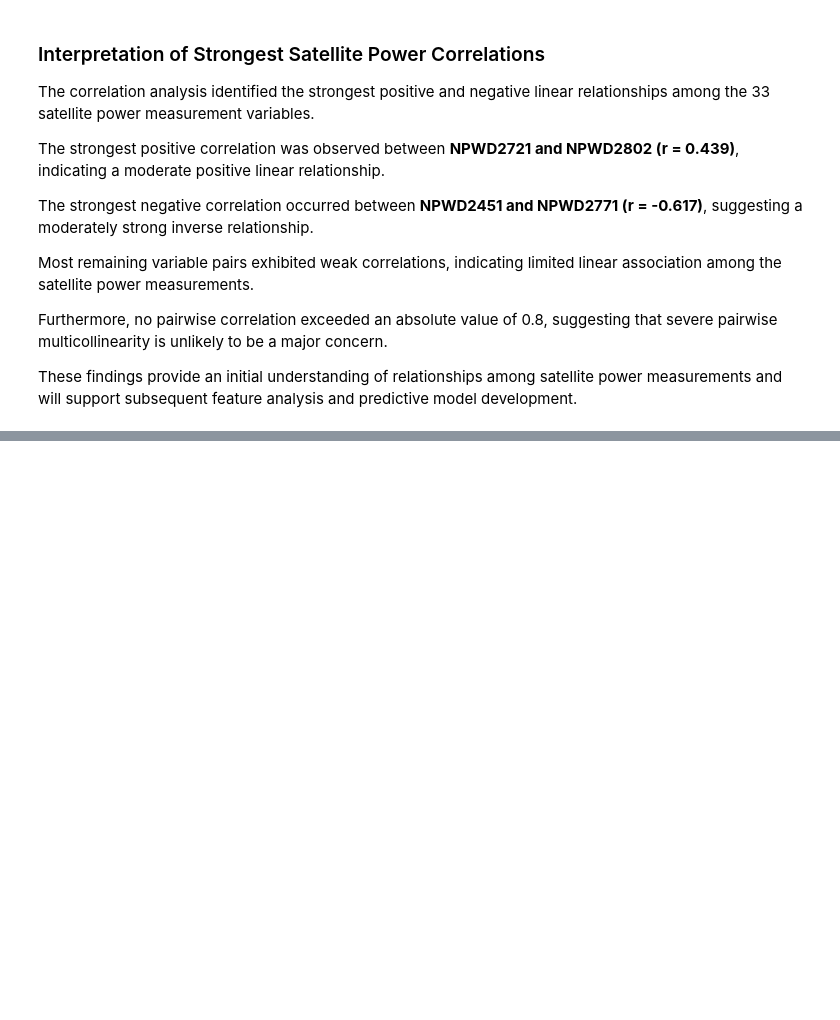
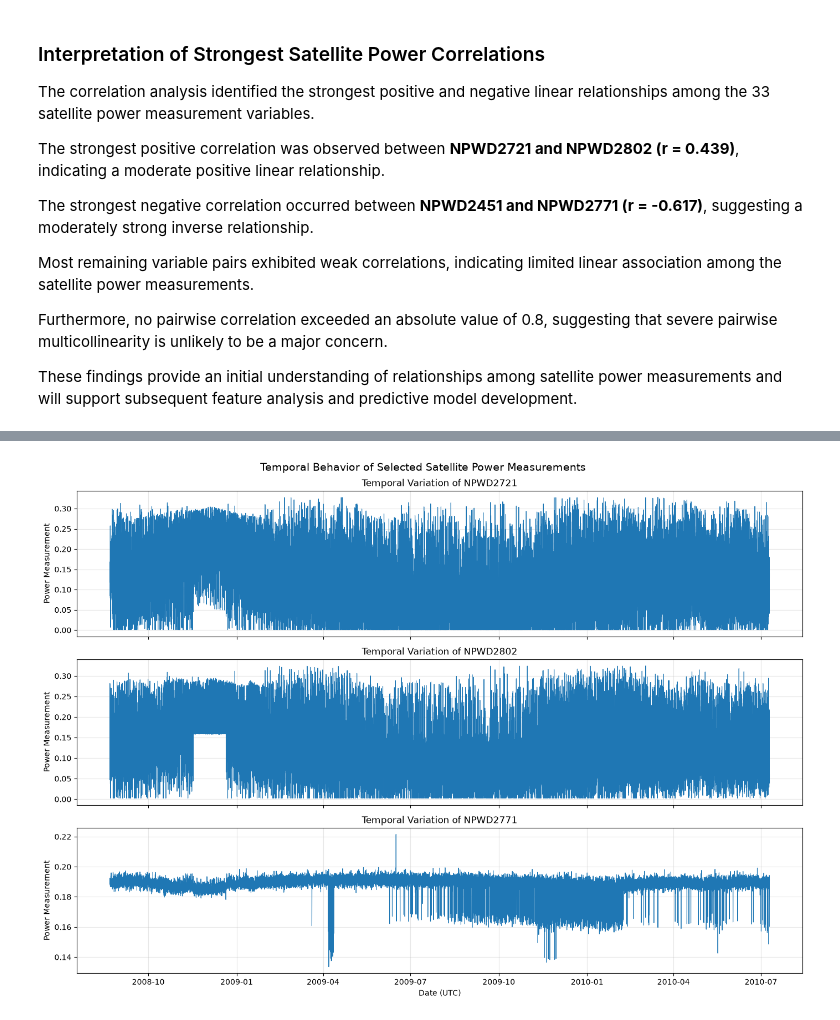
Before and after one commit to damisar/Dream-in-Orbit-an-AI-that-simulates-a-satellite, a Jupyter notebook: 01_Satellite_Data_Exploration.ipynb, the cells around one changed output, grey strips where cells are left out. Saved outputs shown, nothing was run; the diff lists cells and outputs as text; code cells hidden in the pictures; blank space fills up the shorter version.

Commit message:
Complete satellite power exploratory and temporal analysis

```diff
--- a/01_Satellite_Data_Exploration.ipynb
+++ b/01_Satellite_Data_Exploration.ipynb
@@ -962,0 +978,56 @@ These findings provide an initial understanding of relationships among satellite
+# %%
+
+# Section 1.15.2 — Satellite Power Measurements Over Time
+
+# Select variables identified during correlation analysis
+selected_power_variables = [
+    "NPWD2721",
+    "NPWD2802",
+    "NPWD2771"
+]
+
+# Convert satellite timestamps to datetime
+power_time = pd.to_datetime(
+    df_power["ut_ms"],
+    unit="ms",
+    utc=True
+)
+
+# Create hourly averages for clearer visualization
+temporal_power = df_power[
+    selected_power_variables
+].copy()
+
+temporal_power.index = power_time
+
+hourly_power = temporal_power.resample("1h").mean()
+
+# Plot temporal variations
+fig, axes = plt.subplots(
+    3, 1,
+    figsize=(14, 10),
+    sharex=True
+)
+
+for ax, variable in zip(axes, selected_power_variables):
+    ax.plot(
+        hourly_power.index,
+        hourly_power[variable],
+        linewidth=0.8
+    )
+
+    ax.set_title(f"Temporal Variation of {variable}")
+    ax.set_ylabel("Power Measurement")
+    ax.grid(alpha=0.3)
+
+axes[-1].set_xlabel("Date (UTC)")
+
+plt.suptitle(
+    "Temporal Behavior of Selected Satellite Power Measurements",
+    fontsize=14
+)
+
+plt.tight_layout()
+plt.show()
+# %% [output]
+[figure, added]
```
Also changed, not shown: parts of 8 cells of this notebook.
